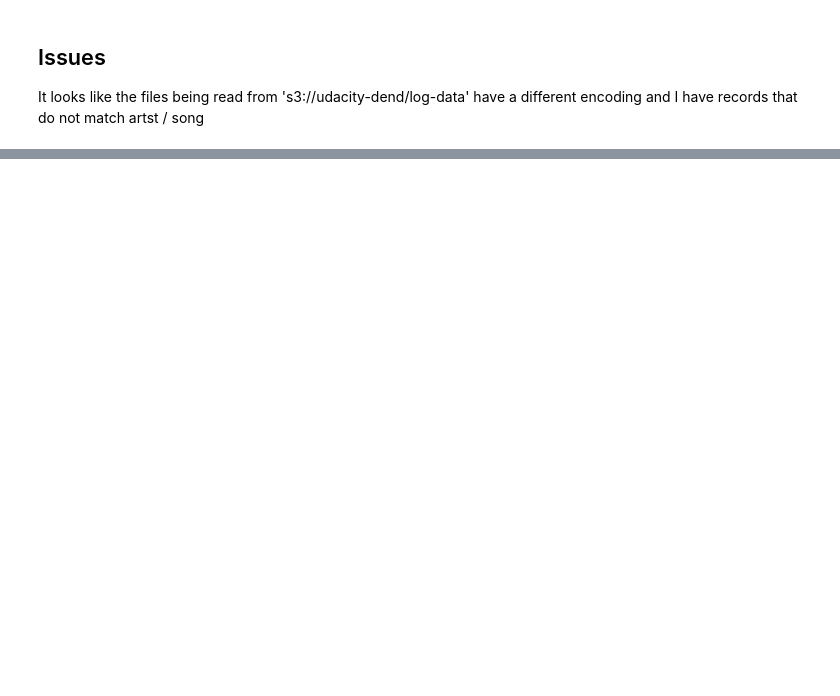
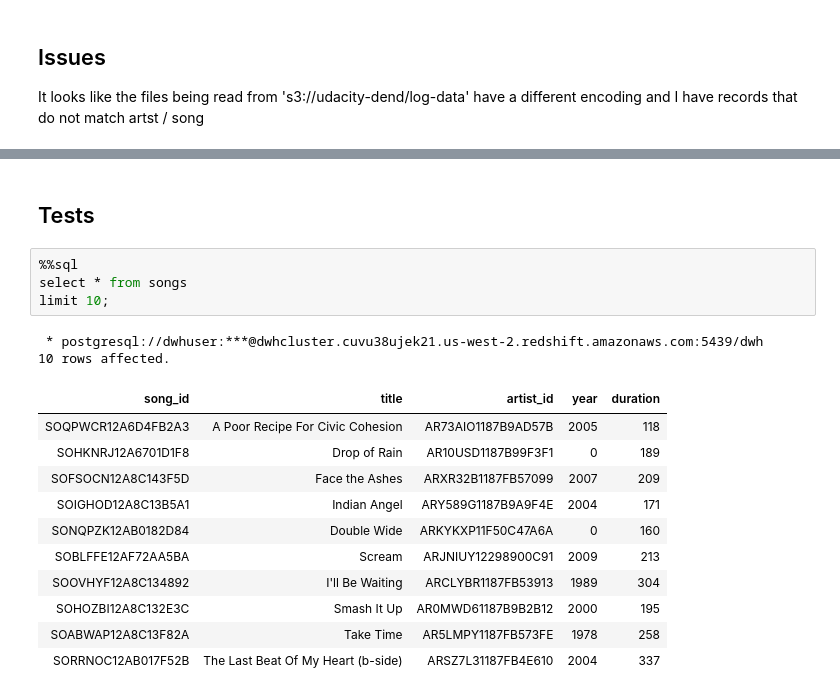
Before and after one commit to joseph-higaki/UDataEng_L03_P02_S3toRedshiftDW, a Jupyter notebook: etl_draft.ipynb, the cells around one changed output, grey strips where cells are left out. Saved outputs shown, nothing was run; the diff lists cells and outputs as text; blank space fills up the shorter version.

```diff
--- a/etl_draft.ipynb
+++ b/etl_draft.ipynb
@@ -403,3 +612,23 @@ limit 20
 | SOPCLSY12A8C13E413 | 1 | Get Me Bodied | Beyoncé | None | 2006 | 359.54892999999998 | AR65K7A1187FB4DAA4 | None | ... |
 | SOJATVB12A3F1EA77A | 1 | EG GLEÐIST SO HVØRT JÓLAKVØLD | Mpiri | None | 0 | 269.92281000000003 | ARTYXEZ1187FB54560 | None | ... |
 | SOHTEDD12A6D4F8215 | 1 | Los Salieris De Charly | León Gieco | None | 1992 | 361.27301999999997 | AR2S6UD1187B9B944F | None | ... |
+# %% [markdown]
+## Tests
+# %%
+%%sql
+select * from songs
+limit 10;
+# %% [output]
+ * postgresql://dwhuser:***@dwhcluster.cuvu38ujek21.us-west-2.redshift.amazonaws.com:5439/dwh
+10 rows affected.
+| song_id | title | artist_id | year | duration |
+| SOQPWCR12A6D4FB2A3 | A Poor Recipe For Civic Cohesion | AR73AIO1187B9AD57B | 2005 | 118 |
+| SOHKNRJ12A6701D1F8 | Drop of Rain | AR10USD1187B99F3F1 | 0 | 189 |
+| SOFSOCN12A8C143F5D | Face the Ashes | ARXR32B1187FB57099 | 2007 | 209 |
+| SOIGHOD12A8C13B5A1 | Indian Angel | ARY589G1187B9A9F4E | 2004 | 171 |
+| SONQPZK12AB0182D84 | Double Wide | ARKYKXP11F50C47A6A | 0 | 160 |
+| SOBLFFE12AF72AA5BA | Scream | ARJNIUY12298900C91 | 2009 | 213 |
+| SOOVHYF12A8C134892 | I'll Be Waiting | ARCLYBR1187FB53913 | 1989 | 304 |
+| SOHOZBI12A8C132E3C | Smash It Up | AR0MWD61187B9B2B12 | 2000 | 195 |
+| SOABWAP12A8C13F82A | Take Time | AR5LMPY1187FB573FE | 1978 | 258 |
+| SORRNOC12AB017F52B | The Last Beat Of My Heart (b-side) | ARSZ7L31187FB4E610 | 2004 | 337 |
```
Also changed, not shown: parts of 14 cells of this notebook, 4 other files.
